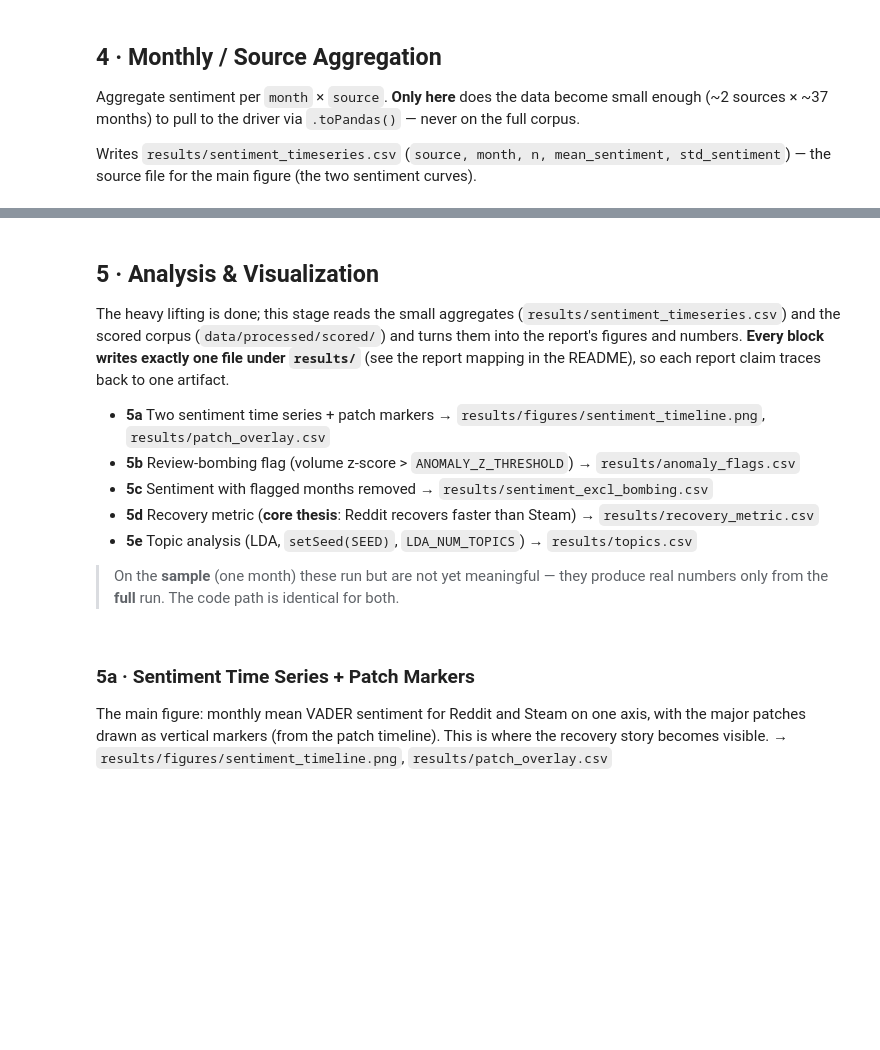
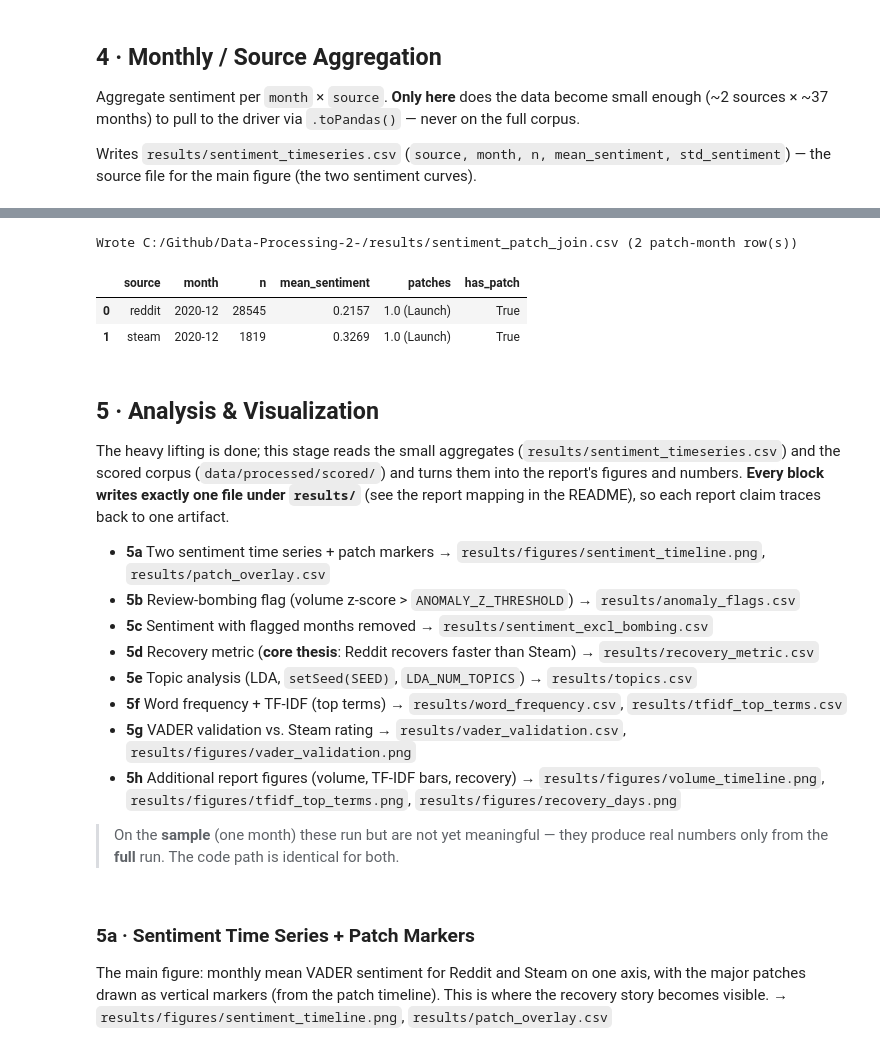
Before and after one commit to luwu5-bit/Sentiment-Analysis-Cyberpunk2077, a Jupyter notebook: notebooks/pipeline.ipynb, the cells around one changed output, grey strips where cells are left out. Saved outputs shown, nothing was run; the diff lists cells and outputs as text; code cells hidden in the pictures; blank space fills up the shorter version.

```diff
--- a/notebooks/pipeline.ipynb
+++ b/notebooks/pipeline.ipynb
@@ -575,3 +595,38 @@ Wrote C:/Github/Data-Processing-2-/results/sentiment_timeseries.csv (2 rows)
+# %%
+# -------------------------------------------------------------
+# 4b · Cross-source join: sentiment time series x patch timeline
+#   -> results/sentiment_patch_join.csv
+# Left-join the monthly sentiment aggregate against the patch timeline so each
+# (source, month) row carries the patch(es) released that month. Several patches
+# in one month are concatenated. This is the join that links the document corpus
+# to the 3rd data source; 5a (overlay) and 5d (recovery) build on the same alignment.
+# -------------------------------------------------------------
+# Re-read the small aggregate from results/ (safe to toPandas: ~2 x ~37 rows).
+ts_sp = spark.read.option("header", True).csv(RESULTS + "sentiment_timeseries.csv")
+
+# Collapse the patch timeline to one row per month (concat names if several).
+patch_by_month = (
+    patches.groupBy("month")
+    .agg(F.concat_ws("; ", F.collect_list("patch_name")).alias("patches"))
+)
+
+patch_join = (
+    ts_sp.join(patch_by_month, on="month", how="left")
+    .withColumn("has_patch", F.col("patches").isNotNull())
+    .select("source", "month", "n", "mean_sentiment", "patches", "has_patch")
+    .orderBy("source", "month")
+)
+
+pj = patch_join.toPandas()
+pj.to_csv(RESULTS + "sentiment_patch_join.csv", index=False)
+print("Wrote", RESULTS + "sentiment_patch_join.csv",
+      f"({int(pj['has_patch'].sum())} patch-month row(s))")
+pj
+# %% [output]
+Wrote C:/Github/Data-Processing-2-/results/sentiment_patch_join.csv (2 patch-month row(s))
+|  | source | month | n | mean_sentiment | patches | has_patch |
+| 0 | reddit | 2020-12 | 28545 | 0.2157 | 1.0 (Launch) | True |
+| 1 | steam | 2020-12 | 1819 | 0.3269 | 1.0 (Launch) | True |
 # %% [markdown]
 ## 5 · Analysis & Visualization
 
@@ -585,6 +640,9 @@ README), so each report claim traces back to one artifact.
 - **5c** Sentiment with flagged months removed → `results/sentiment_excl_bombing.csv`
 - **5d** Recovery metric (**core thesis**: Reddit recovers faster than Steam) → `results/recovery_metric.csv`
 - **5e** Topic analysis (LDA, `setSeed(SEED)`, `LDA_NUM_TOPICS`) → `results/topics.csv`
+- **5f** Word frequency + TF-IDF (top terms) → `results/word_frequency.csv`, `results/tfidf_top_terms.csv`
+- **5g** VADER validation vs. Steam rating → `results/vader_validation.csv`, `results/figures/vader_validation.png`
+- **5h** Additional report figures (volume, TF-IDF bars, recovery) → `results/figures/volume_timeline.png`, `results/figures/tfidf_top_terms.png`, `results/figures/recovery_days.png`
 
 > On the **sample** (one month) these run but are not yet meaningful — they produce real numbers
 > only from the **full** run. The code path is identical for both.
```
Also changed, not shown: parts of 17 cells of this notebook, 18 other files.
